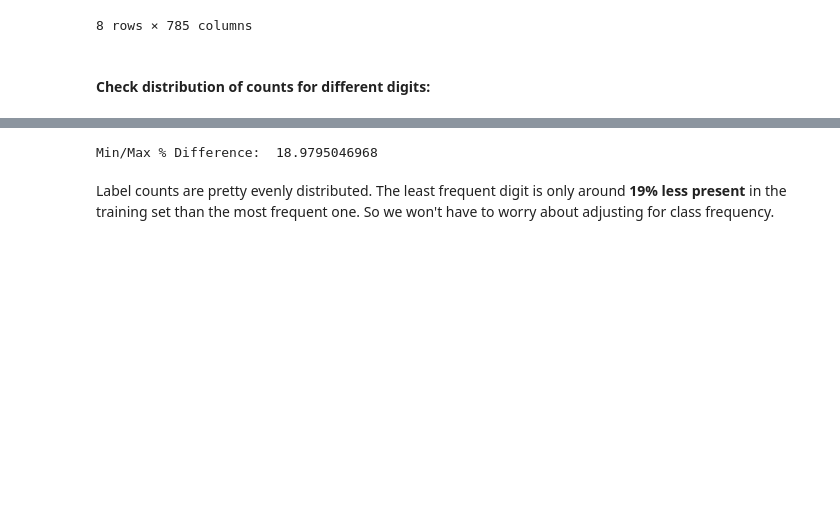
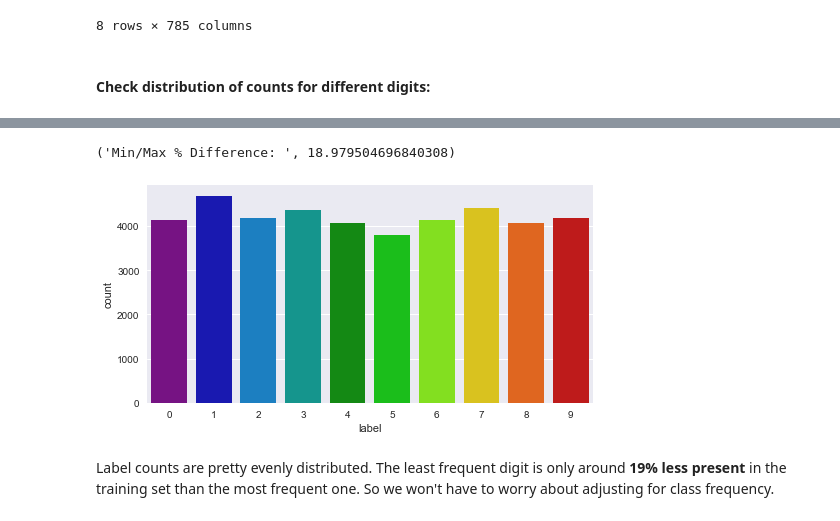
Before and after one commit to Liaaaaam/digit-recognizer, a Jupyter notebook: cluster-analysis.ipynb, the cells around one changed output, grey strips where cells are left out. Saved outputs shown, nothing was run; the diff lists cells and outputs as text; code cells hidden in the pictures; blank space fills up the shorter version.

```diff
--- a/cluster-analysis.ipynb
+++ b/cluster-analysis.ipynb
@@ -38,8 +39,8 @@ train_df.describe()
 # %%
 plt.figure(figsize=(8,4))
 
-sns.countplot(x='label', data=train_df, palette='muted')
+sns.countplot(x='label', data=train_df, palette='spectral')
 
 label_counts = train_df.label.value_counts()
-print('Min/Max % Difference: ', 100*(1 - (label_counts.min() / float(label_counts.max()))))
+print ('Min/Max % Difference: ', 100*(1 - (label_counts.min() / float(label_counts.max()))))
 # %% [output]
@@ -48,4 +47,5 @@ print('Min/Max % Difference: ', 100*(1 - (label_counts.min() / float(label_count
-Min/Max % Difference:  18.9795046968
+('Min/Max % Difference: ', 18.979504696840308)
+[figure, added]
 # %% [markdown]
 Label counts are pretty evenly distributed. The least frequent digit is only around **19% less present** in the training set than the most frequent one. So we won't have to worry about adjusting for class frequency.
 # %% [markdown]
```
Also changed, not shown: parts of 10 cells of this notebook.
